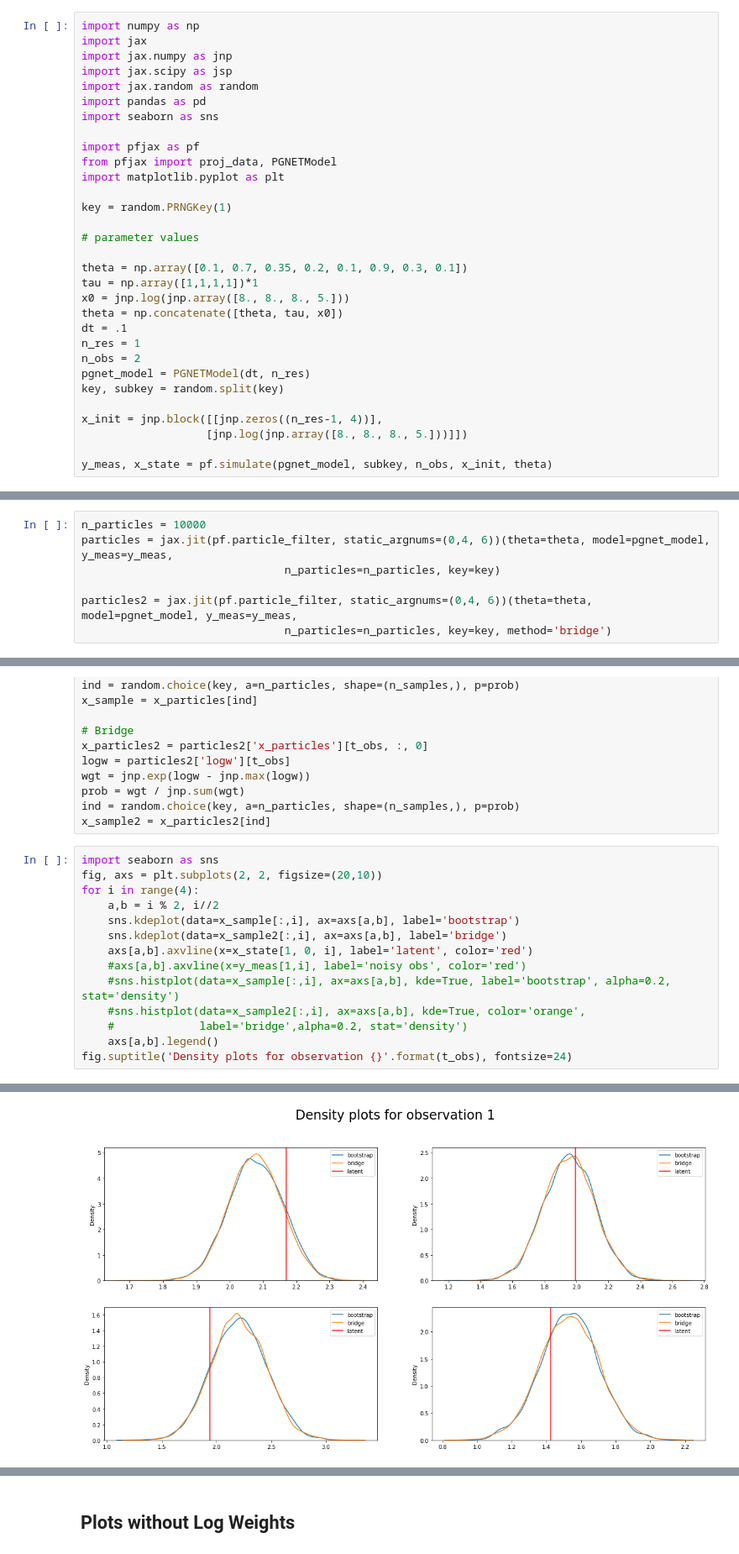
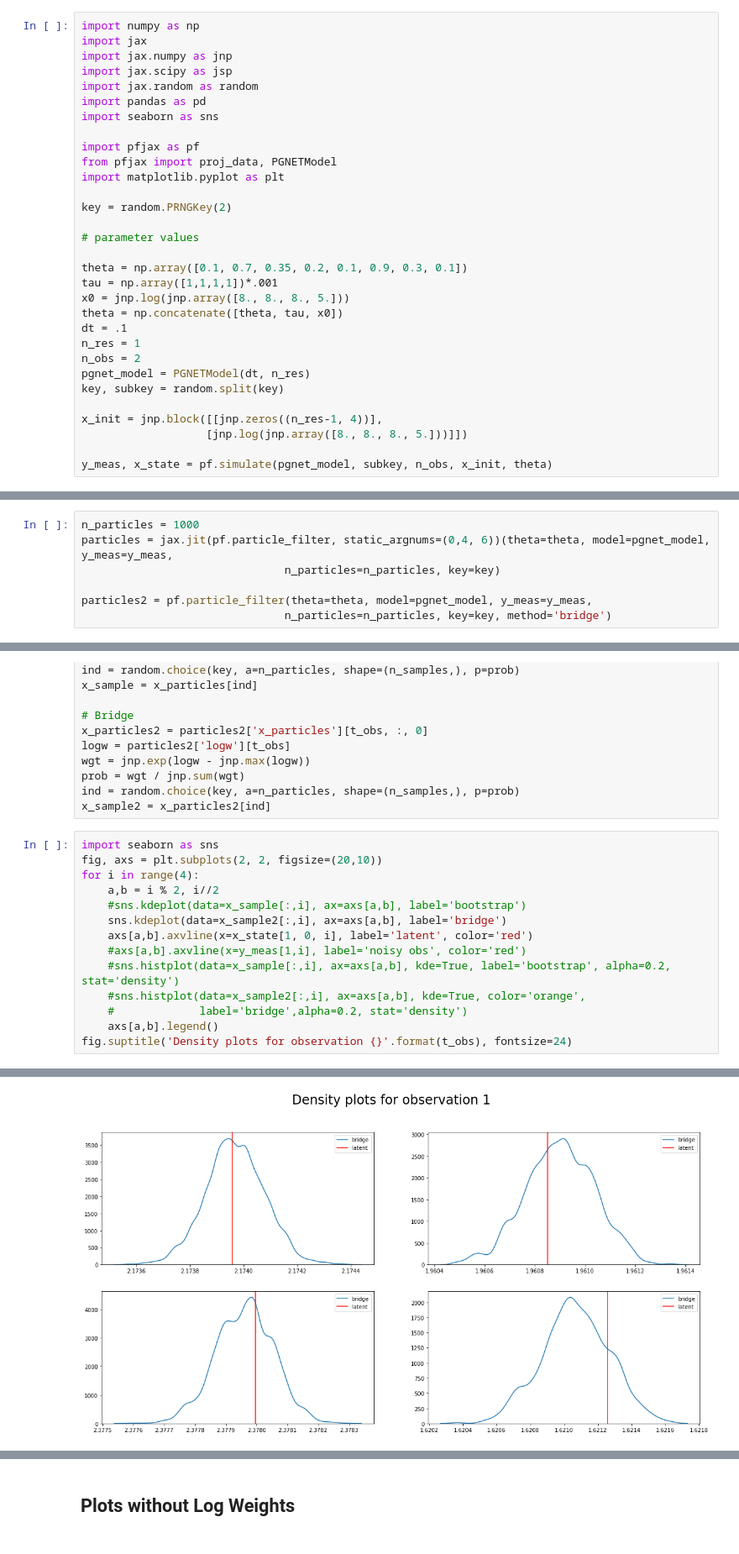
Before and after one commit to mlysy/pfjax, a Jupyter notebook: examples/PGNET.ipynb, the cells around one changed output, grey strips where cells are left out. Shown at 84% size. Cells and saved outputs as stored; diff of their text form.

```diff
--- a/examples/PGNET.ipynb
+++ b/examples/PGNET.ipynb
@@ -14,12 +14,12 @@ import pfjax as pf
 from pfjax import proj_data, PGNETModel
 import matplotlib.pyplot as plt
 
-key = random.PRNGKey(1)
+key = random.PRNGKey(2)
 
 # parameter values
 
 theta = np.array([0.1, 0.7, 0.35, 0.2, 0.1, 0.9, 0.3, 0.1])
-tau = np.array([1,1,1,1])*1
+tau = np.array([1,1,1,1])*.001
 x0 = jnp.log(jnp.array([8., 8., 8., 5.]))
 theta = np.concatenate([theta, tau, x0])
 dt = .1
@@ -96,9 +102,9 @@ sns.relplot(
     facet_kws=dict(sharex=False, sharey=False)
 )
 # %%
-n_particles = 10000
+n_particles = 1000
 particles = jax.jit(pf.particle_filter, static_argnums=(0,4, 6))(theta=theta, model=pgnet_model, y_meas=y_meas,
                                n_particles=n_particles, key=key)
 
-particles2 = jax.jit(pf.particle_filter, static_argnums=(0,4, 6))(theta=theta, model=pgnet_model, y_meas=y_meas,
+particles2 = pf.particle_filter(theta=theta, model=pgnet_model, y_meas=y_meas,
                                n_particles=n_particles, key=key, method='bridge')
@@ -132,17 +156,17 @@ x_sample2 = x_particles2[ind]
 # %%
 import seaborn as sns
 fig, axs = plt.subplots(2, 2, figsize=(20,10))
 for i in range(4):
     a,b = i % 2, i//2
-    sns.kdeplot(data=x_sample[:,i], ax=axs[a,b], label='bootstrap')
+    #sns.kdeplot(data=x_sample[:,i], ax=axs[a,b], label='bootstrap')
     sns.kdeplot(data=x_sample2[:,i], ax=axs[a,b], label='bridge')
     axs[a,b].axvline(x=x_state[1, 0, i], label='latent', color='red')
     #axs[a,b].axvline(x=y_meas[1,i], label='noisy obs', color='red')
     #sns.histplot(data=x_sample[:,i], ax=axs[a,b], kde=True, label='bootstrap', alpha=0.2, stat='density')
     #sns.histplot(data=x_sample2[:,i], ax=axs[a,b], kde=True, color='orange',
     #             label='bridge',alpha=0.2, stat='density')
     axs[a,b].legend()
 fig.suptitle('Density plots for observation {}'.format(t_obs), fontsize=24)
 # %% [output]
 Text(0.5, 0.98, 'Density plots for observation 1')
-[figure, old version]
+[figure, new version]
```
Also changed, not shown: parts of 11 cells of this notebook, 2 other files.
